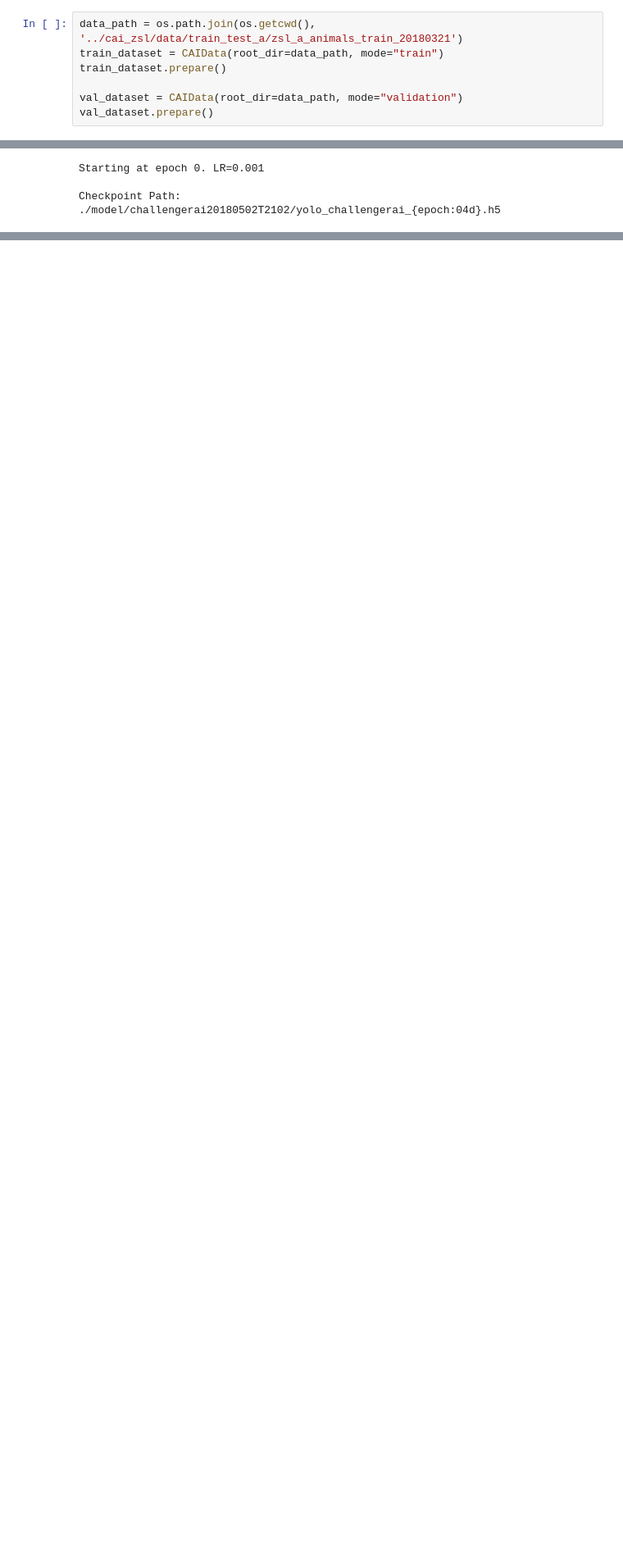
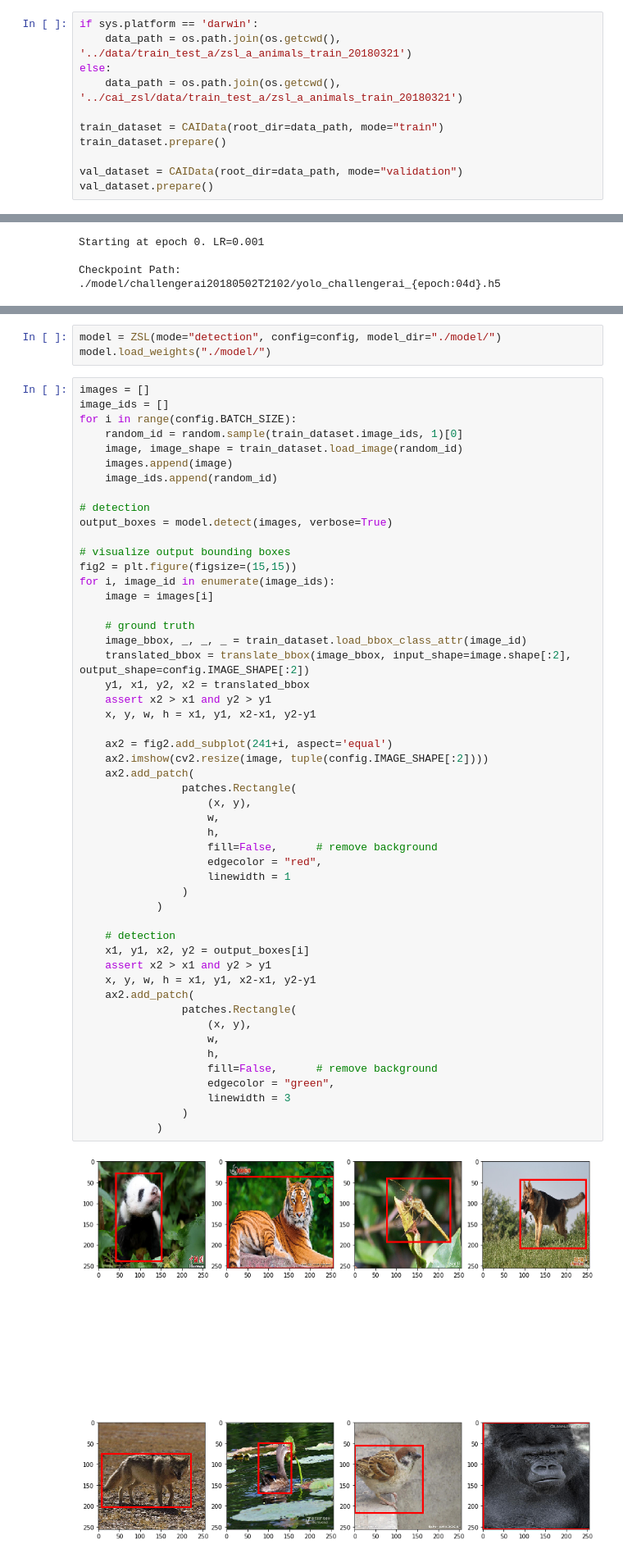
Before and after one commit to tingyumao/zsl, a Jupyter notebook: debug.ipynb, the cells around one changed output, grey strips where cells are left out. Shown at 82% size. Drawn from its saved outputs; the diff is of its cells as text; blank space fills up the shorter version.

Commit message:
add detection inference

```diff
--- a/debug.ipynb
+++ b/debug.ipynb
@@ -158,7 +171,11 @@ ________________________________________________________________________________
 # %% [markdown]
 ### Dataset
 # %%
-data_path = os.path.join(os.getcwd(), '../cai_zsl/data/train_test_a/zsl_a_animals_train_20180321')
+if sys.platform == 'darwin':
+    data_path = os.path.join(os.getcwd(), '../data/train_test_a/zsl_a_animals_train_20180321')
+else:
+    data_path = os.path.join(os.getcwd(), '../cai_zsl/data/train_test_a/zsl_a_animals_train_20180321')
+
 train_dataset = CAIData(root_dir=data_path, mode="train")
 train_dataset.prepare()
 
@@ -178,0 +196,56 @@ config.BATCH_SIZE
+# %%
+model = ZSL(mode="detection", config=config, model_dir="./model/")
+model.load_weights("./model/")
+# %%
+images = []
+image_ids = []
+for i in range(config.BATCH_SIZE):
+    random_id = random.sample(train_dataset.image_ids, 1)[0]
+    image, image_shape = train_dataset.load_image(random_id)
+    images.append(image)
+    image_ids.append(random_id)
+
+# detection
+output_boxes = model.detect(images, verbose=True)
+
+# visualize output bounding boxes
+fig2 = plt.figure(figsize=(15,15))
+for i, image_id in enumerate(image_ids):
+    image = images[i]
+
+    # ground truth
+    image_bbox, _, _, _ = train_dataset.load_bbox_class_attr(image_id)
+    translated_bbox = translate_bbox(image_bbox, input_shape=image.shape[:2], output_shape=config.IMAGE_SHAPE[:2])
+    y1, x1, y2, x2 = translated_bbox
+    assert x2 > x1 and y2 > y1
+    x, y, w, h = x1, y1, x2-x1, y2-y1
+
+    ax2 = fig2.add_subplot(241+i, aspect='equal')
+    ax2.imshow(cv2.resize(image, tuple(config.IMAGE_SHAPE[:2])))
+    ax2.add_patch(
+                patches.Rectangle(
+                    (x, y),
+                    w,
+                    h,
+                    fill=False,      # remove background
+                    edgecolor = "red",
+                    linewidth = 1
+                )
+            )
+
+    # detection
+    x1, y1, x2, y2 = output_boxes[i]
+    assert x2 > x1 and y2 > y1
+    x, y, w, h = x1, y1, x2-x1, y2-y1
+    ax2.add_patch(
+                patches.Rectangle(
+                    (x, y),
+                    w,
+                    h,
+                    fill=False,      # remove background
+                    edgecolor = "green",
+                    linewidth = 3
+                )
+            )
+# %% [output]
+[figure, added]
```
Also changed, not shown: parts of 5 cells of this notebook, 5 other files.
